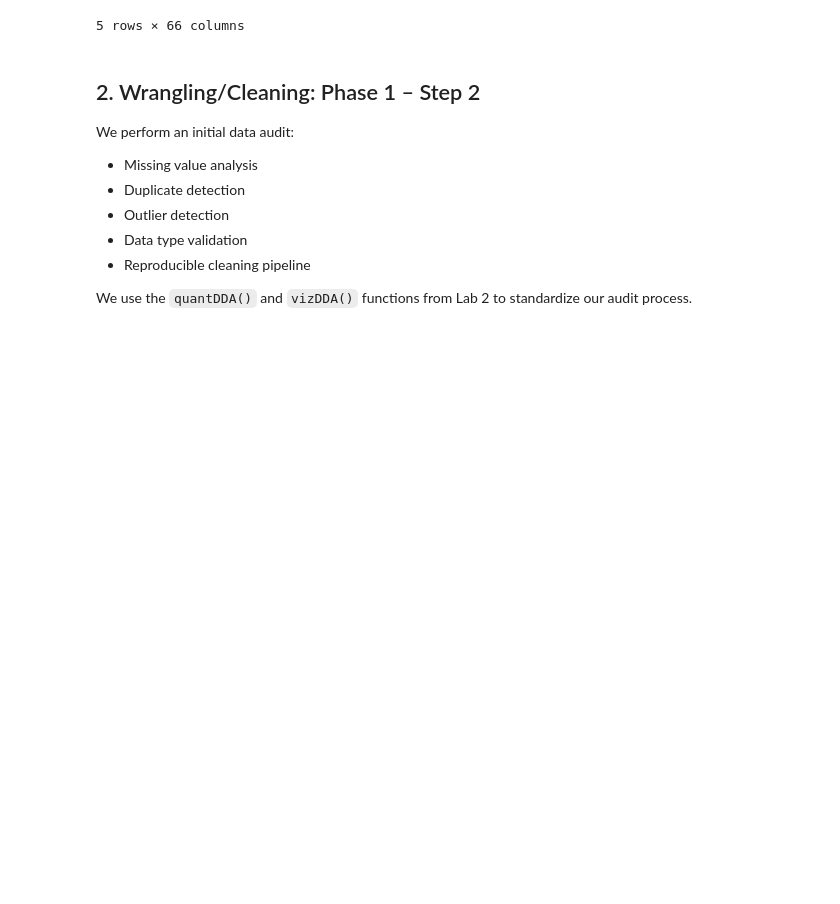
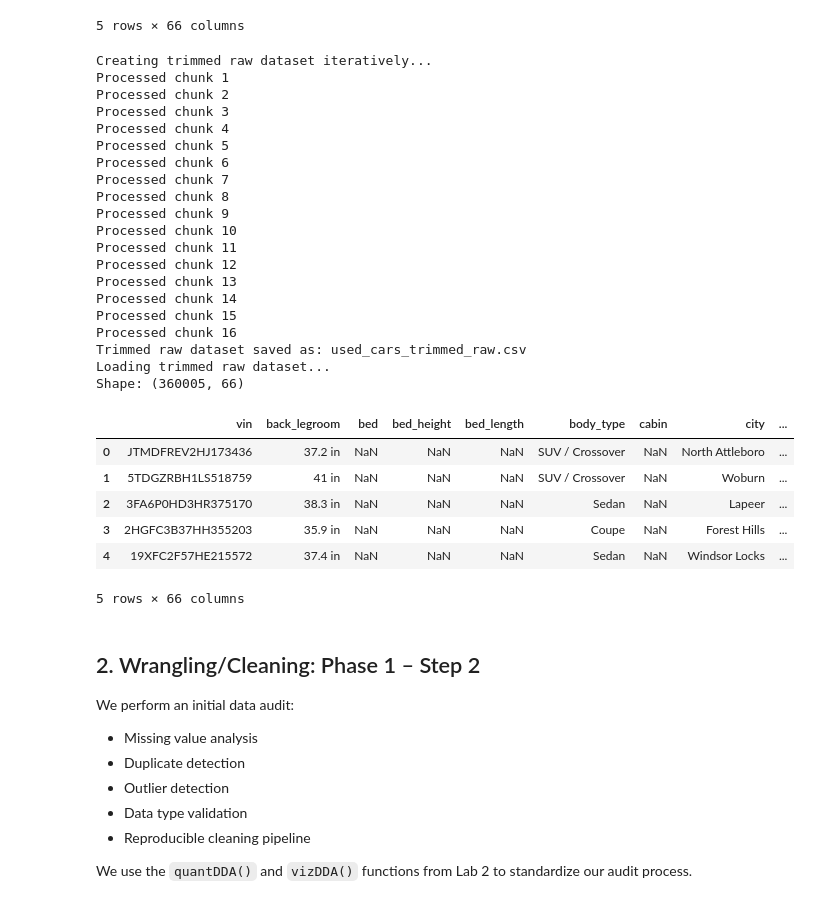
Before and after one commit to chalou123456/COMP333_Group_O, a Jupyter notebook: COMP333_PROJECT_GROUP_O.ipynb, the cells around one changed output. Drawn from its saved outputs; the diff is of its cells as text; code cells hidden in the pictures; blank space fills up the shorter version.

Commit message:
added logic to make a trimmed data set

```diff
--- a/COMP333_PROJECT_GROUP_O.ipynb
+++ b/COMP333_PROJECT_GROUP_O.ipynb
@@ -136,6 +138,81 @@ Shape: (200000, 66)
 | 3 | SALRR2RV0L2433391 | 37.6 in | NaN | NaN | NaN | SUV / Crossover | NaN | San Juan | ... |
 | 4 | SALCJ2FXXLH862327 | 38.1 in | NaN | NaN | NaN | SUV / Crossover | NaN | San Juan | ... |
 5 rows × 66 columns
+# %%
+# STEP 1: Create trimmed raw dataset
+input_file = "used_cars_data.csv"
+output_file = "used_cars_trimmed_raw.csv"
+chunksize = 200_000
+sample_frac = 0.12
+
+if os.path.exists(input_file):
+    # Remove old trimmed file if it already exists
+    if os.path.exists(output_file):
+        os.remove(output_file)
+
+    first_write = True
+
+    print("Creating trimmed raw dataset iteratively...")
+
+    for chunk_idx, chunk in enumerate(pd.read_csv(input_file, chunksize=chunksize, low_memory=False)):
+        # Sample rows from each chunk without cleaning or changing columns
+        sampled_chunk = chunk.sample(frac=sample_frac, random_state=42)
+
+        # Write first chunk with header, append remaining chunks without header
+        sampled_chunk.to_csv(
+            output_file,
+            mode="w" if first_write else "a",
+            header=first_write,
+            index=False
+        )
+
+        first_write = False
+        print(f"Processed chunk {chunk_idx + 1}")
+
+    print("Trimmed raw dataset saved as:", output_file)
+
+else:
+    print("Full dataset not found. Skipping trimmed dataset creation.")
+
+# -----------------------------
+# STEP 2: Load dataset into testing_cars
+# -----------------------------
+if os.path.exists(output_file):
+    print("Loading trimmed raw dataset...")
+    testing_cars = pd.read_csv(output_file, low_memory=False)
+else:
+    print("Trimmed dataset not found.")
+
+print("Shape:", testing_cars.shape)
+testing_cars.head()
+# %% [output]
+Creating trimmed raw dataset iteratively...
+Processed chunk 1
+Processed chunk 2
+Processed chunk 3
+Processed chunk 4
+Processed chunk 5
+Processed chunk 6
+Processed chunk 7
+Processed chunk 8
+Processed chunk 9
+Processed chunk 10
+Processed chunk 11
+Processed chunk 12
+Processed chunk 13
+Processed chunk 14
+Processed chunk 15
+Processed chunk 16
+Trimmed raw dataset saved as: used_cars_trimmed_raw.csv
+Loading trimmed raw dataset...
+Shape: (360005, 66)
+|  | vin | back_legroom | bed | bed_height | bed_length | body_type | cabin | city | ... |
+| 0 | JTMDFREV2HJ173436 | 37.2 in | NaN | NaN | NaN | SUV / Crossover | NaN | North Attleboro | ... |
+| 1 | 5TDGZRBH1LS518759 | 41 in | NaN | NaN | NaN | SUV / Crossover | NaN | Woburn | ... |
+| 2 | 3FA6P0HD3HR375170 | 38.3 in | NaN | NaN | NaN | Sedan | NaN | Lapeer | ... |
+| 3 | 2HGFC3B37HH355203 | 35.9 in | NaN | NaN | NaN | Coupe | NaN | Forest Hills | ... |
+| 4 | 19XFC2F57HE215572 | 37.4 in | NaN | NaN | NaN | Sedan | NaN | Windsor Locks | ... |
+5 rows × 66 columns
 # %%
 # JUST FOR EXPORTING THE SAMPLE CSV
 # Export the DataFrame to a new CSV file
```
Also changed, not shown: parts of 2 cells of this notebook.
